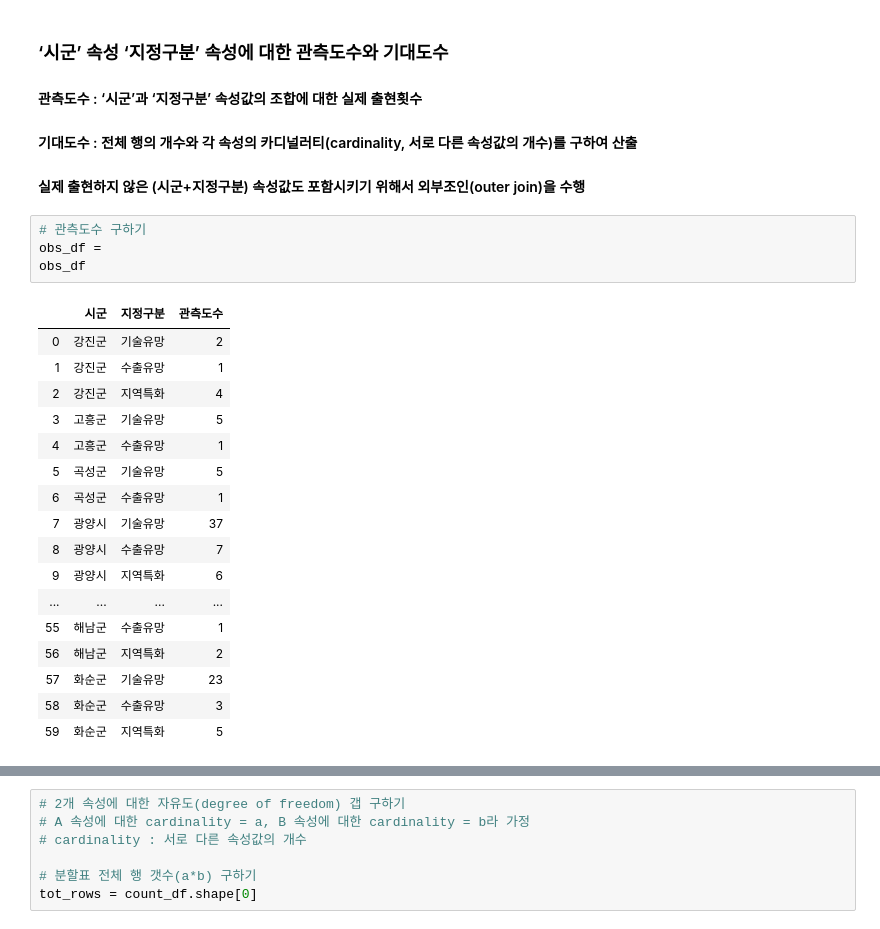
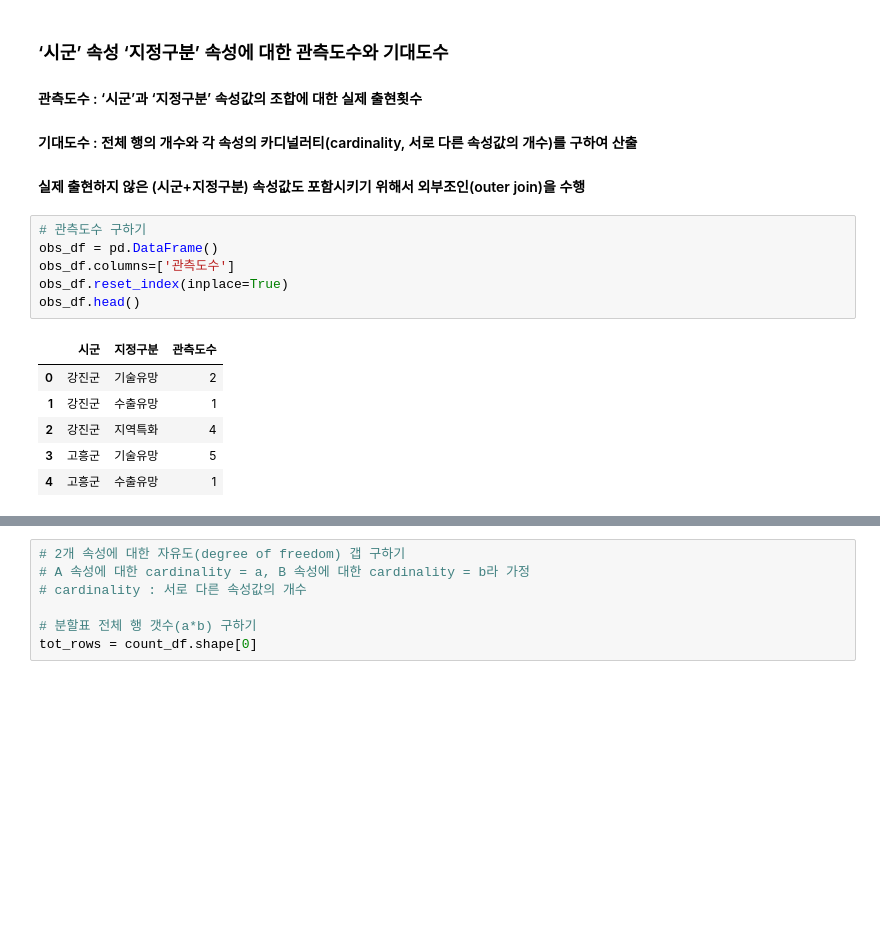
Before and after one commit to niccola7517/Public, a Jupyter notebook: ch3-2(실습용-데이터프레임버전).ipynb, the cells around one changed output, grey strips where cells are left out. Saved outputs shown, nothing was run; the diff lists cells and outputs as text; blank space fills up the shorter version.

```diff
--- a/ch3-2(실습용-데이터프레임버전).ipynb
+++ b/ch3-2(실습용-데이터프레임버전).ipynb
@@ -59,26 +59,17 @@ rawData
 #### 실제 출현하지 않은 (시군+지정구분) 속성값도 포함시키기 위해서 외부조인(outer join)을 수행
 # %%
 # 관측도수 구하기
-obs_df =
-obs_df
+obs_df = pd.DataFrame()
+obs_df.columns=['관측도수']
+obs_df.reset_index(inplace=True)
+obs_df.head()
 # %% [output]
 |  | 시군 | 지정구분 | 관측도수 |
 | 0 | 강진군 | 기술유망 | 2 |
 | 1 | 강진군 | 수출유망 | 1 |
 | 2 | 강진군 | 지역특화 | 4 |
 | 3 | 고흥군 | 기술유망 | 5 |
 | 4 | 고흥군 | 수출유망 | 1 |
-| 5 | 곡성군 | 기술유망 | 5 |
-| 6 | 곡성군 | 수출유망 | 1 |
-| 7 | 광양시 | 기술유망 | 37 |
-| 8 | 광양시 | 수출유망 | 7 |
-| 9 | 광양시 | 지역특화 | 6 |
-| ... | ... | ... | ... |
-| 55 | 해남군 | 수출유망 | 1 |
-| 56 | 해남군 | 지역특화 | 2 |
-| 57 | 화순군 | 기술유망 | 23 |
-| 58 | 화순군 | 수출유망 | 3 |
-| 59 | 화순군 | 지역특화 | 5 |
 # %%
 # 기대도수 구하기
 # 시군별 개수(도수)
```
Also changed, not shown: parts of 18 cells of this notebook, 1 other file.
